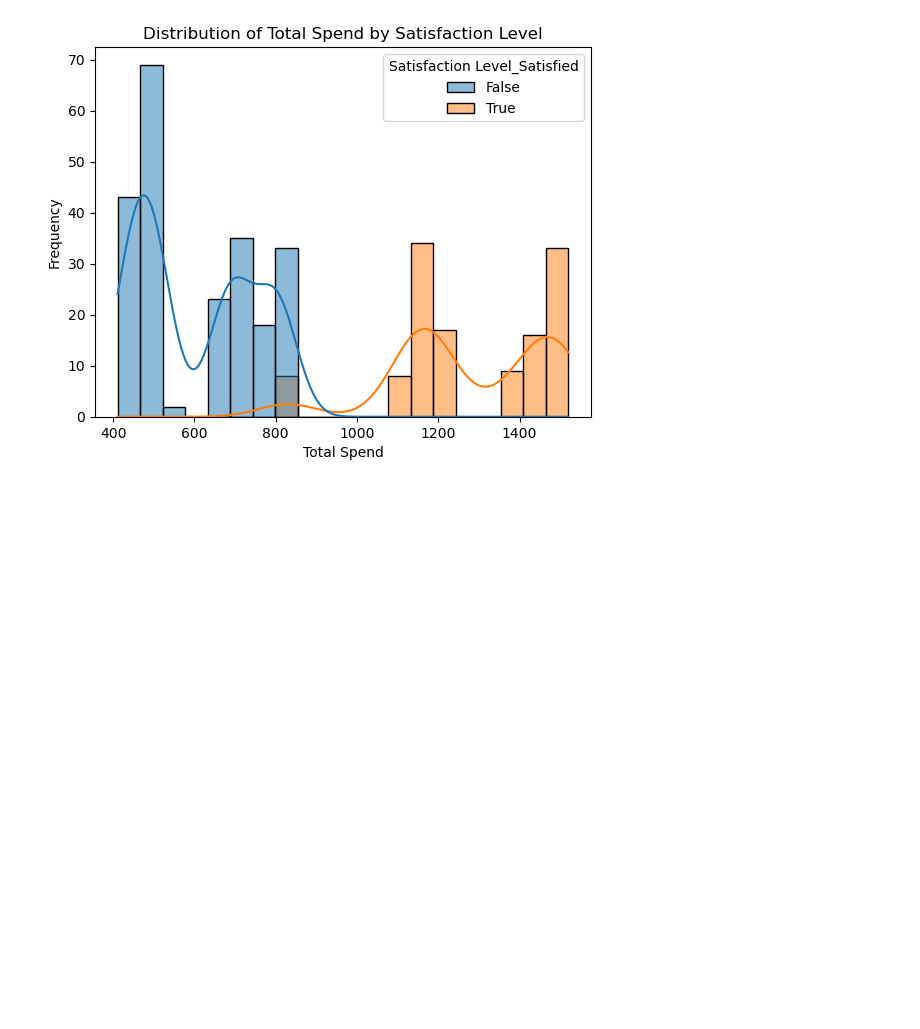
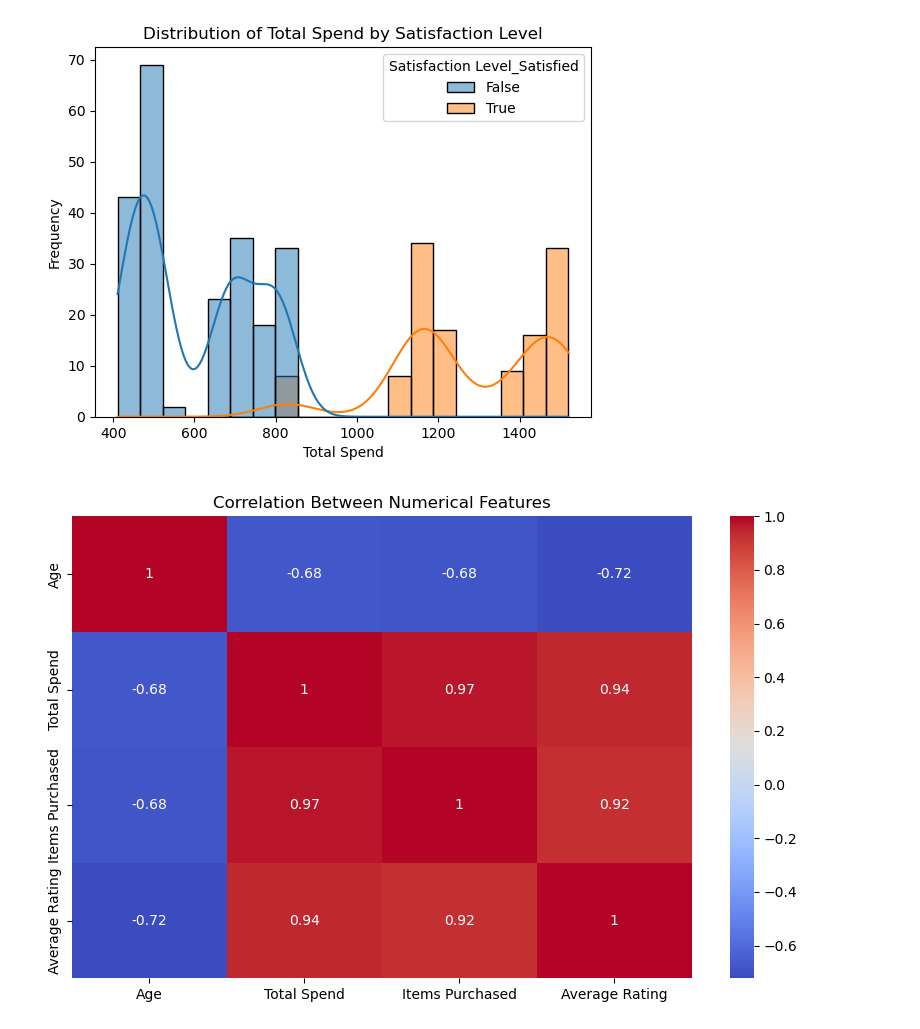
Before and after one commit to Rashi990/IS4116_BIS_Assignment, a Jupyter notebook: notebooks/data_analysis.ipynb, the cells around one changed output. Drawn from its saved outputs; the diff is of its cells as text; code cells hidden in the pictures; blank space fills up the shorter version.

Commit message:
Correlation Analysis done

```diff
--- a/notebooks/data_analysis.ipynb
+++ b/notebooks/data_analysis.ipynb
@@ -191,14 +191,11 @@ plt.ylabel('Frequency')
 plt.show()
 # %% [output]
 [figure]
-# %%
-# Stacked bar plot for Membership Type and Satisfaction Level
-df['Membership Type'] = df[['Membership Type_Gold', 'Membership Type_Silver']].idxmax(axis=1)
-df['Satisfaction Level'] = df['Satisfaction Level_Satisfied'].map({1: 'Satisfied', 0: 'Unsatisfied'})
-
-stacked_data = df.groupby(['Membership Type', 'Satisfaction Level']).size().unstack()
-stacked_data.plot(kind='bar', stacked=True)
-plt.title('Membership Type vs Satisfaction Level')
-plt.xlabel('Membership Type')
-plt.ylabel('Count')
-plt.show()
+# %%
+# Correlation heatmap
+plt.figure(figsize=(10, 6))
+sns.heatmap(df[['Age', 'Total Spend', 'Items Purchased', 'Average Rating']].corr(), annot=True, cmap='coolwarm')
+plt.title('Correlation Between Numerical Features')
+plt.show()
+# %% [output]
+[figure, added]
```
